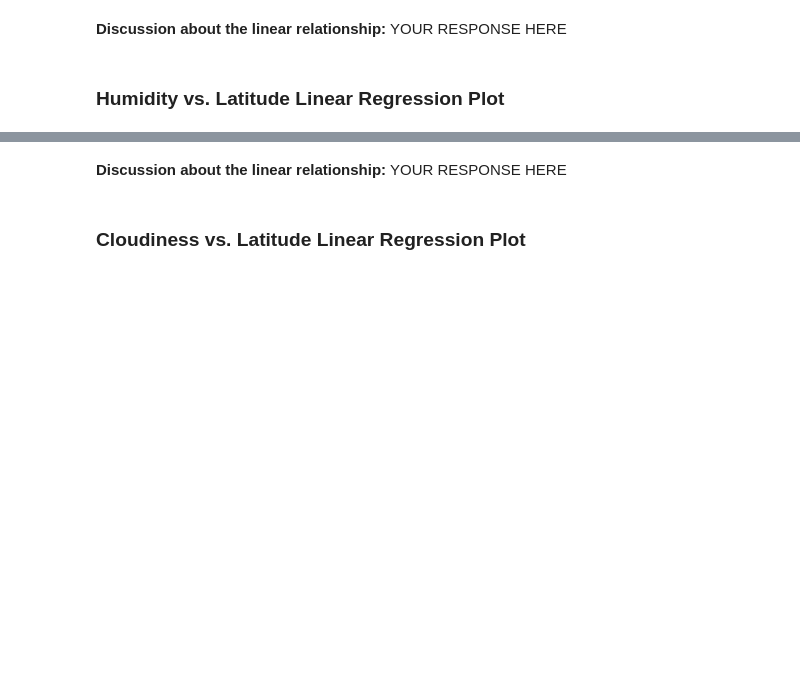
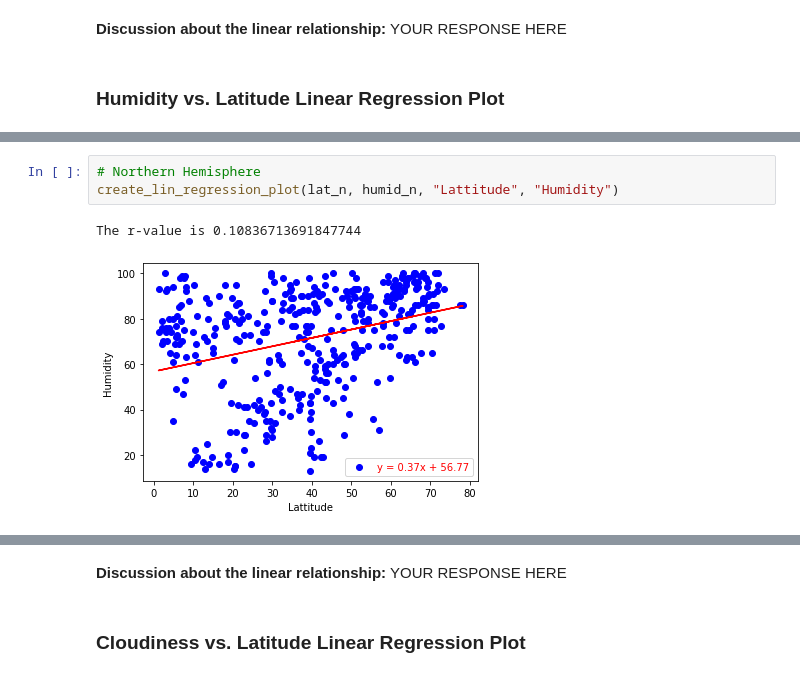
Before and after one commit to AdrianJason/Python_API_Challenge, a Jupyter notebook: Weatherpy/WeatherPy.ipynb, the cells around one changed output, grey strips where cells are left out. Drawn from its saved outputs; the diff is of its cells as text; blank space fills up the shorter version.

```diff
--- a/Weatherpy/WeatherPy.ipynb
+++ b/Weatherpy/WeatherPy.ipynb
@@ -399,0 +354,6 @@ The r-value is: 0.0002808747046324607
+# %%
+# Northern Hemisphere
+create_lin_regression_plot(lat_n, humid_n, "Lattitude", "Humidity")
+# %% [output]
+The r-value is 0.10836713691847744
+[figure, added]
```
Also changed, not shown: parts of 29 cells of this notebook, 12 other files.
